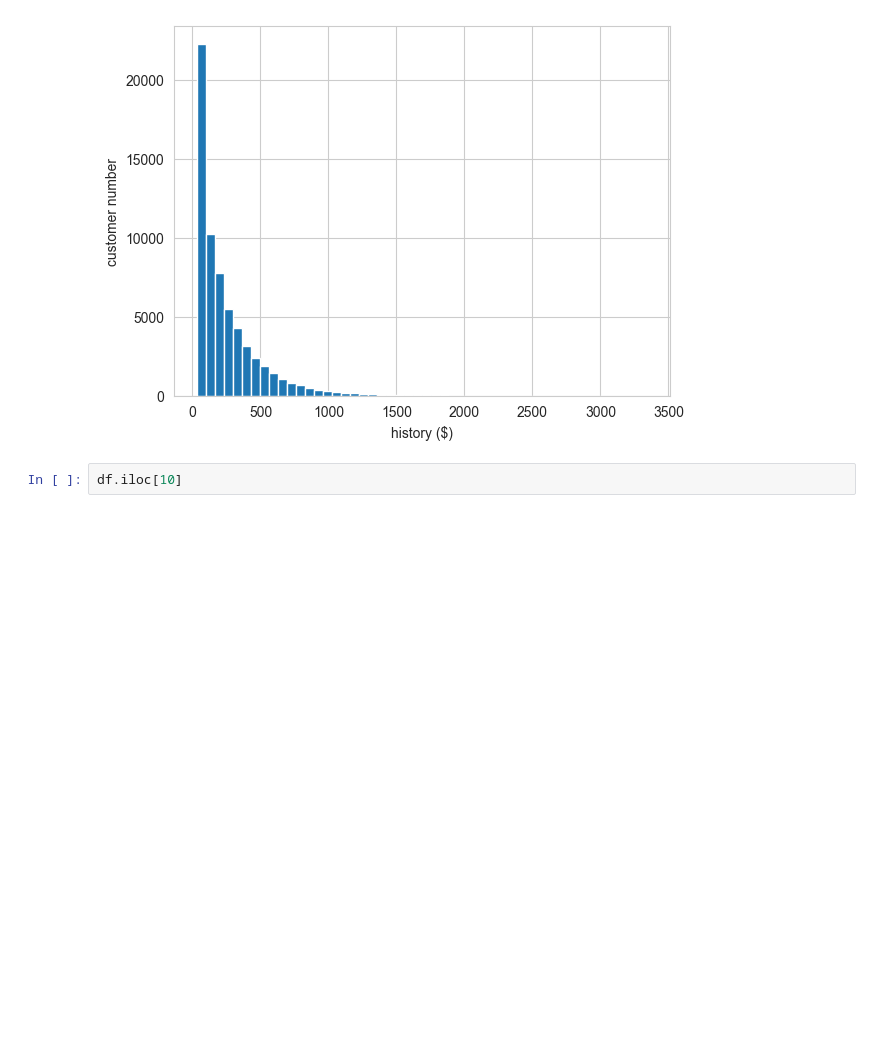
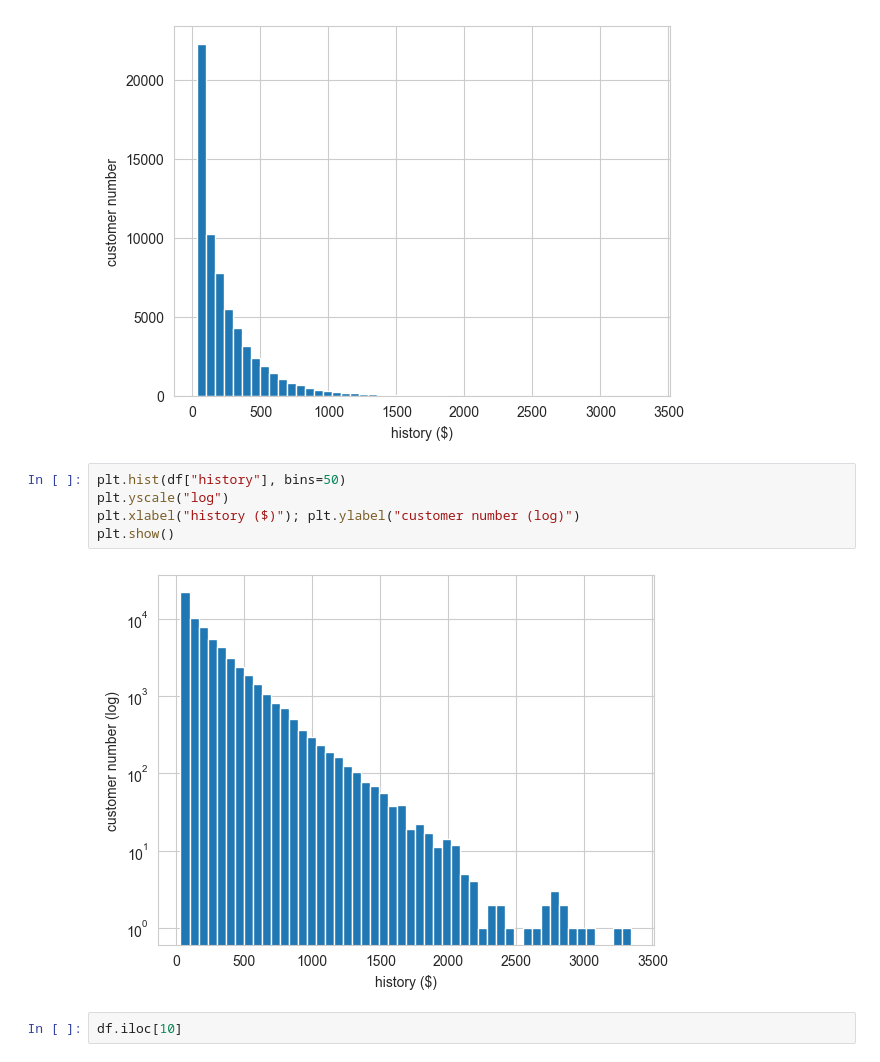
Before and after one commit to Fatemenamdar20/Project02-Customer-Analytics, a Jupyter notebook: Customer-Analytics.ipynb, the cells around one changed output. Cells and saved outputs as stored; diff of their text form; blank space fills up the shorter version.

Commit message:
bar charts

```diff
--- a/Customer-Analytics.ipynb
+++ b/Customer-Analytics.ipynb
@@ -174,6 +175,13 @@ plt.xlabel("history ($)"); plt.ylabel("customer number")
 plt.show()
 # %% [output]
 [figure]
+# %%
+plt.hist(df["history"], bins=50)
+plt.yscale("log")
+plt.xlabel("history ($)"); plt.ylabel("customer number (log)")
+plt.show()
+# %% [output]
+[figure, added]
 # %%
 df.iloc[10]
 # %% [output]
```
Also changed, not shown: parts of 12 cells of this notebook.
